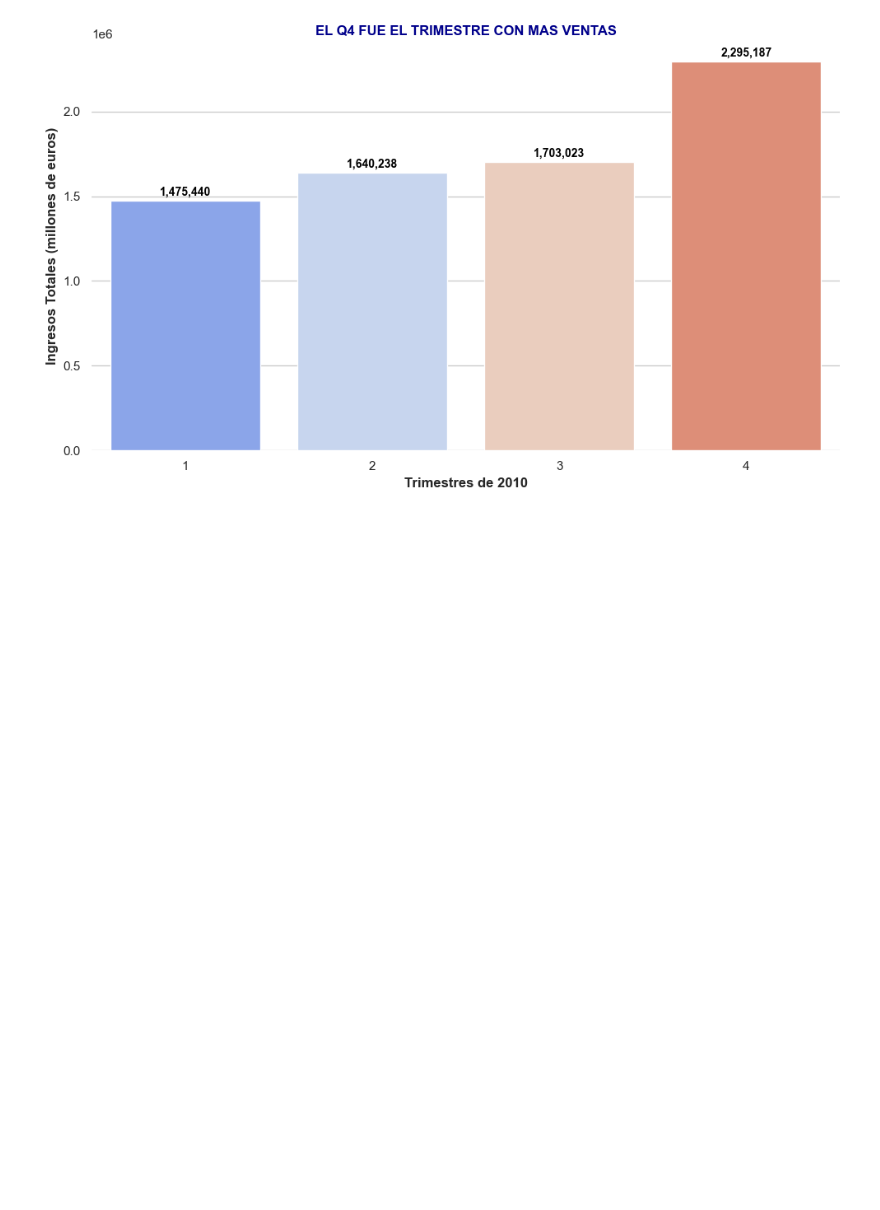
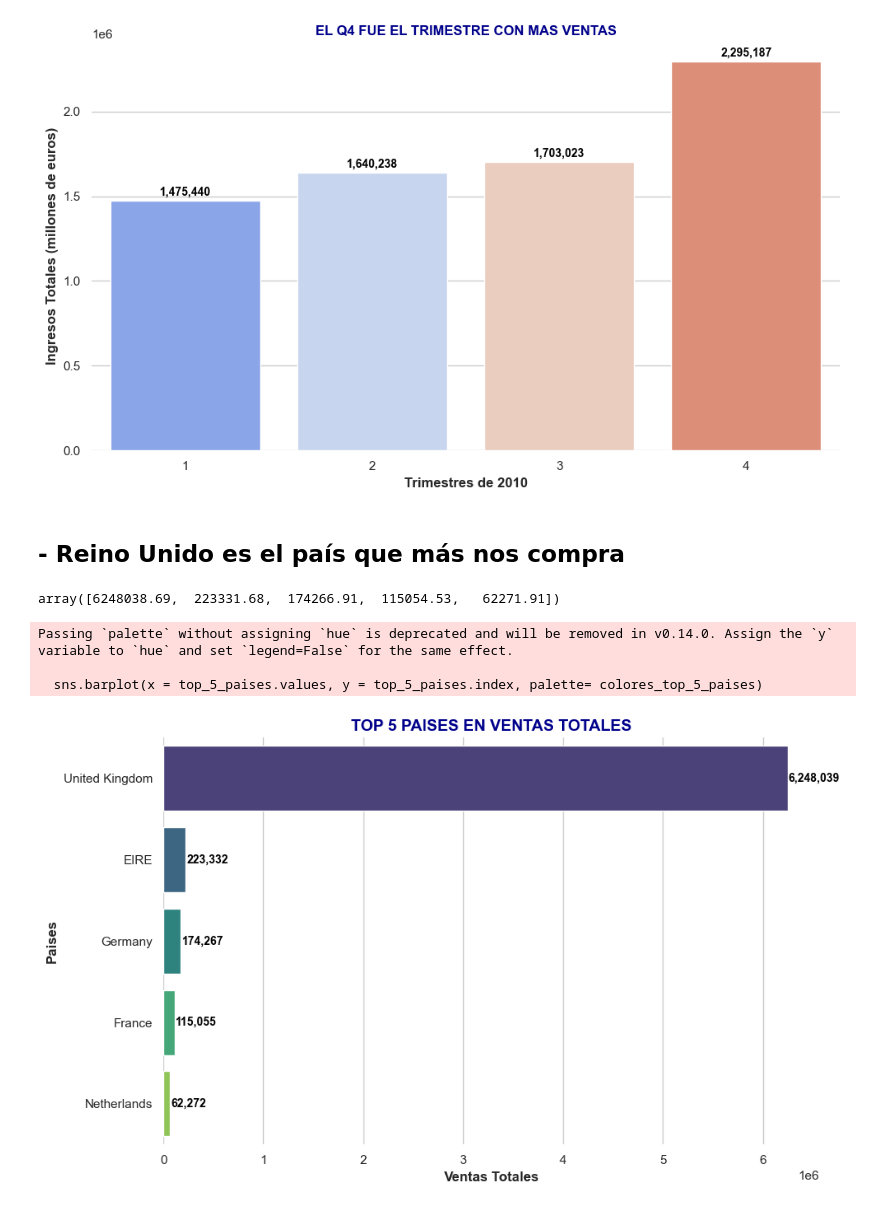
Before and after one commit to antonio-herrera-gb/EDA_Tienda_Online, a Jupyter notebook: src/notebooks/notebook_eda_v3_analisis.ipynb, the cells around one changed output. Drawn from its saved outputs; the diff is of its cells as text; code cells hidden in the pictures; blank space fills up the shorter version.

Commit message:
Avance del trabajo, datas, funciones

```diff
--- a/src/notebooks/notebook_eda_v3_analisis.ipynb
+++ b/src/notebooks/notebook_eda_v3_analisis.ipynb
@@ -266,5 +262,7 @@ df_limpio.to_csv("online_retail_limpiado.csv", index=False)
+# %%
+df_analisis = pd.read_csv("./data/online_retail_limpiado.csv")
 # %%
-df_filtro_ventas_true = df_limpio[df_limpio.Ventas == True]
+df_filtro_ventas_true = df_analisis[df_analisis.Ventas == True]
 
 ventas_trimestre_suma = df_filtro_ventas_true.groupby("Trimestres")["Precio_Total"].sum()
 
@@ -299,3 +297,36 @@ Passing `palette` without assigning `hue` is deprecated and will be removed in v
 
   barras = sns.barplot(
 [figure]
+# %% [markdown]
+## **- Reino Unido es el país que más nos compra**
+# %%
+ventas_paises = df_filtro_ventas_true.groupby("Country")["Precio_Total"].sum()
+# %%
+top_5_paises = ventas_paises.sort_values(ascending=False).head(5)
+# %%
+top_5_paises.values
+# %% [output]
+array([6248038.69,  223331.68,  174266.91,  115054.53,   62271.91])
+# %%
+sns.set(style="whitegrid", palette="pastel")
+
+plt.figure(figsize=(10, 6))
+colores_top_5_paises = sns.color_palette("viridis", len(top_5_paises))
+
+sns.barplot(x = top_5_paises.values, y = top_5_paises.index, palette= colores_top_5_paises)
+
+for index, value in enumerate(top_5_paises.values):
+    plt.text(x=value + 10000, y= index, s=f"{value:,.0f}",
+             color='black', va='center', fontsize=10, fontweight='bold')
+
+plt.xlabel("Ventas Totales", fontsize = 12, fontweight="bold")
+plt.ylabel("Paises", fontsize=12, fontweight="bold")
+plt.title("TOP 5 PAISES EN VENTAS TOTALES", fontsize = 14, fontweight = "bold", color = "darkblue")
+sns.despine(left=True, bottom=True)
+plt.tight_layout()
+plt.show()
+# %% [output]
+Passing `palette` without assigning `hue` is deprecated and will be removed in v0.14.0. Assign the `y` variable to `hue` and set `legend=False` for the same effect.
+
+  sns.barplot(x = top_5_paises.values, y = top_5_paises.index, palette= colores_top_5_paises)
+[figure, added]
```
Also changed, not shown: parts of 29 cells of this notebook, 10 other files.
